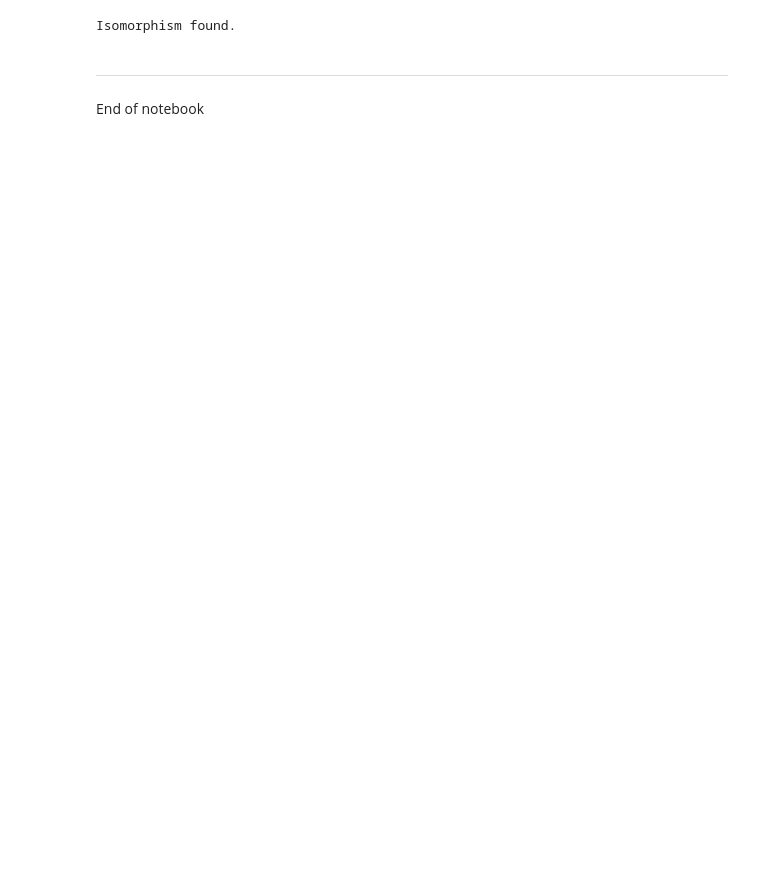
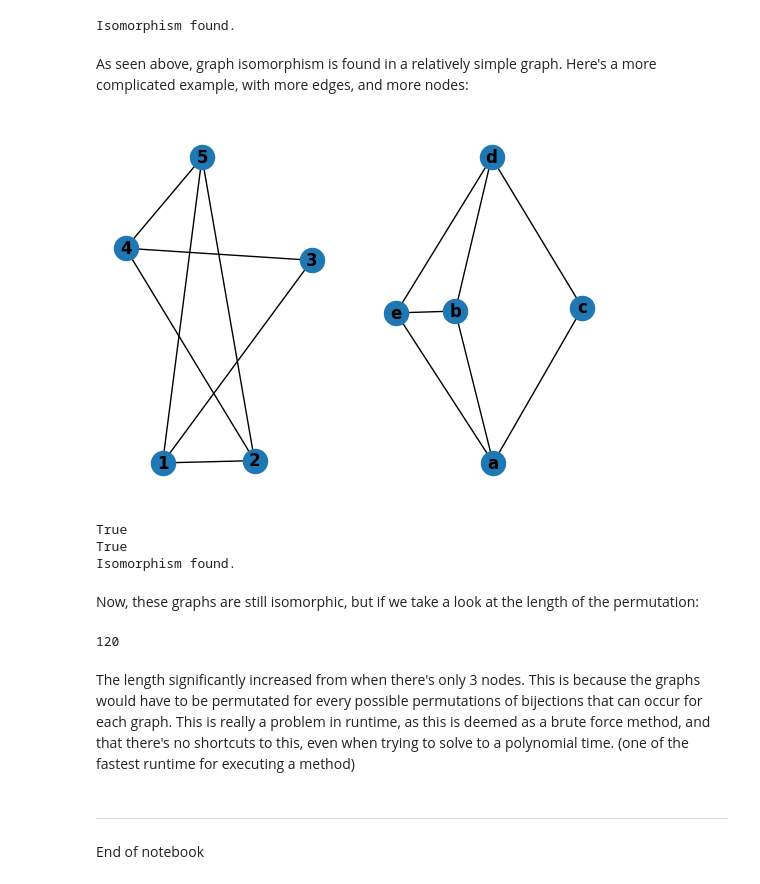
Before and after one commit to duechayapolgmit/GraphTheoryProject2022, a Jupyter notebook: graph_isomorphism.ipynb, the cells around one changed output. Cells and saved outputs as stored; diff of their text form; code cells hidden in the pictures; blank space fills up the shorter version.

Commit message:
added another example for determining graph isomorphism - doing special cases next then wrap up

```diff
--- a/graph_isomorphism.ipynb
+++ b/graph_isomorphism.ipynb
@@ -119,5 +160,67 @@ for i in range(len(HR)):
 # %% [output]
 Isomorphism found.
+# %% [markdown]
+As seen above, graph isomorphism is found in a relatively simple graph. Here's a more complicated example, with more edges, and more nodes:
+# %%
+# First Graph
+G = nx.Graph()
+GE = [(1, 2), (2, 5), (2, 4), (1, 3), (3, 4), (1, 5), (4, 5)] # Add edges
+
+G.add_nodes_from([
+    (1, {"color": "red"}),
+    (2, {"color": "green"}),
+    (3, {"color": "blue"}),
+    (4, {"color": "yellow"}),
+    (5, {"color": "purple"})
+])
+G.add_edges_from(GE)
+
+# Second Graph
+H = nx.Graph()
+HE = [("a", "b"), ("b", "e"), ("b", "d"), ("a", "c"), ("c", "d"), ("a", "e"), ("d", "e")]
+
+H.add_nodes_from([
+    ("a", {"color": "red"}),
+    ("b", {"color": "green"}),
+    ("c", {"color": "blue"}),
+    ("d", {"color": "yellow"}),
+    ("e", {"color": "purple"})
+])
+
+H.add_edges_from(HE)
+
+subax1 = plt.subplot(121)
+nx.draw(G, with_labels=True, font_weight='bold')
+subax2 = plt.subplot(122)
+nx.draw(H, with_labels=True, font_weight='bold')
+# %% [output]
+[figure, added]
+# %%
+# First determine the amount of edges and nodes if they are the same with each other or not
+# Same number of nodes
+print(len(list(G.nodes)) == len(list(H.nodes)))
+
+# Same number of edges
+print(len(list(G.edges)) == len(list(H.edges)))
+
+# Then, create permutations for the H graph to compare with the other graph, G,
+# to see if one of the permutation has bijections that are the same as with each other
+HP = list(it.permutations(list(H.nodes),len(H.nodes)))
+HP = get_dictionary_permutation(HP)
+HR = get_final_permutations(HP, HE)
+check_bijections_isomorphism(HR, GE)
+# %% [output]
+True
+True
+Isomorphism found.
+# %% [markdown]
+Now, these graphs are still isomorphic, but if we take a look at the length of the permutation:
+# %%
+len(HP)
+# %% [output]
+120
+# %% [markdown]
+The length significantly increased from when there's only 3 nodes. This is because the graphs would have to be permutated for every possible permutations of bijections that can occur for each graph. This is really a problem in runtime, as this is deemed as a brute force method, and that there's no shortcuts to this, even when trying to solve to a polynomial time. (one of the fastest runtime for executing a method)
 # %% [markdown]
 ---
 
```
Also changed, not shown: parts of 5 cells of this notebook.
